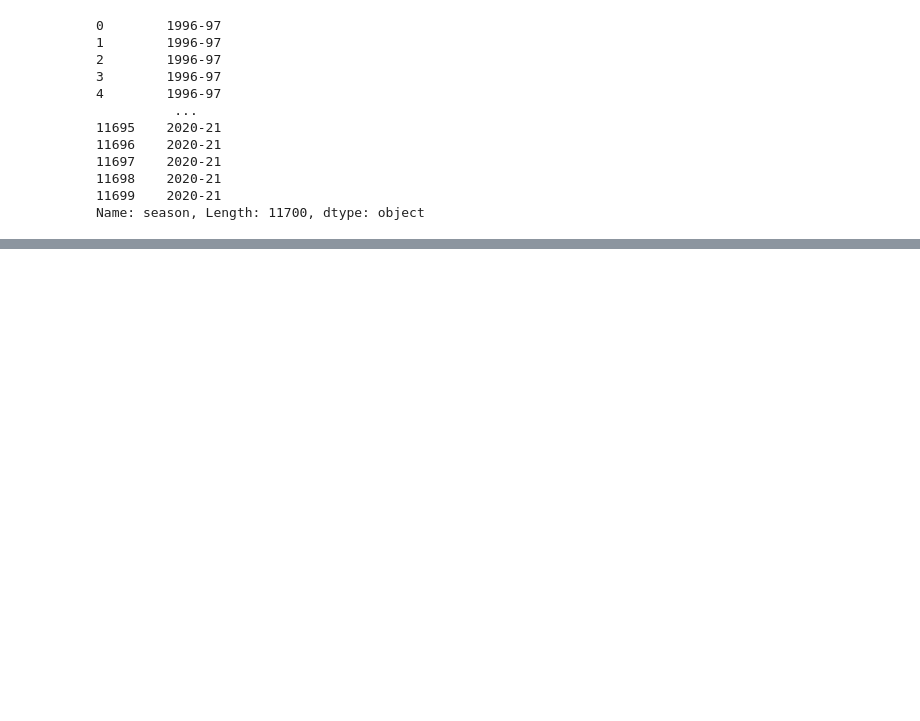
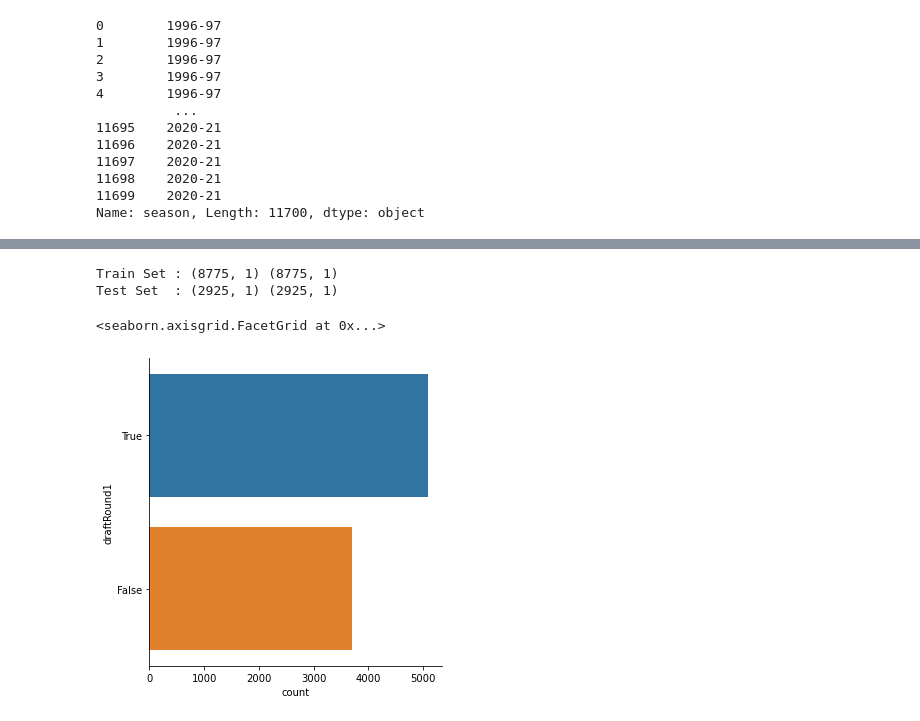
Before and after one commit to agkj/SC1015---NBA-Project, a Jupyter notebook: BestBois.ipynb, the cells around one changed output, grey strips where cells are left out. Saved outputs shown, nothing was run; the diff lists cells and outputs as text; code cells hidden in the pictures; blank space fills up the shorter version.

```diff
--- a/BestBois.ipynb
+++ b/BestBois.ipynb
@@ -130,0 +130,25 @@ season               2020-21
+# %%
+drafted = pd.DataFrame(nbaData['draft_round'])
+rating = pd.DataFrame(nbaData['net_rating']) # predictor
+drafted['draft_round'] = drafted['draft_round'].replace([1], 'True')
+drafted['draft_round'] = drafted['draft_round'].replace([0, 2, 3, 4, 5, 6, 7, 8], 'False')
+drafted.columns = ['draftRound1']
+# %%
+y = pd.DataFrame(drafted["draftRound1"])
+X = pd.DataFrame(nbaData["pts"])
+# %%
+from sklearn.model_selection import train_test_split
+
+X_train, X_test, y_train, y_test = train_test_split(X, y, test_size = 0.25)
+
+print("Train Set :", y_train.shape, X_train.shape)
+print("Test Set  :", y_test.shape, X_test.shape)
+# %% [output]
+Train Set : (8775, 1) (8775, 1)
+Test Set  : (2925, 1) (2925, 1)
+# %%
+y_train["draftRound1"].value_counts()
+sb.catplot(y = "draftRound1", data = y_train, kind = "count")
+# %% [output]
+<seaborn.axisgrid.FacetGrid at 0x...>
+[figure, added]
```
Also changed, not shown: parts of 12 cells of this notebook.
